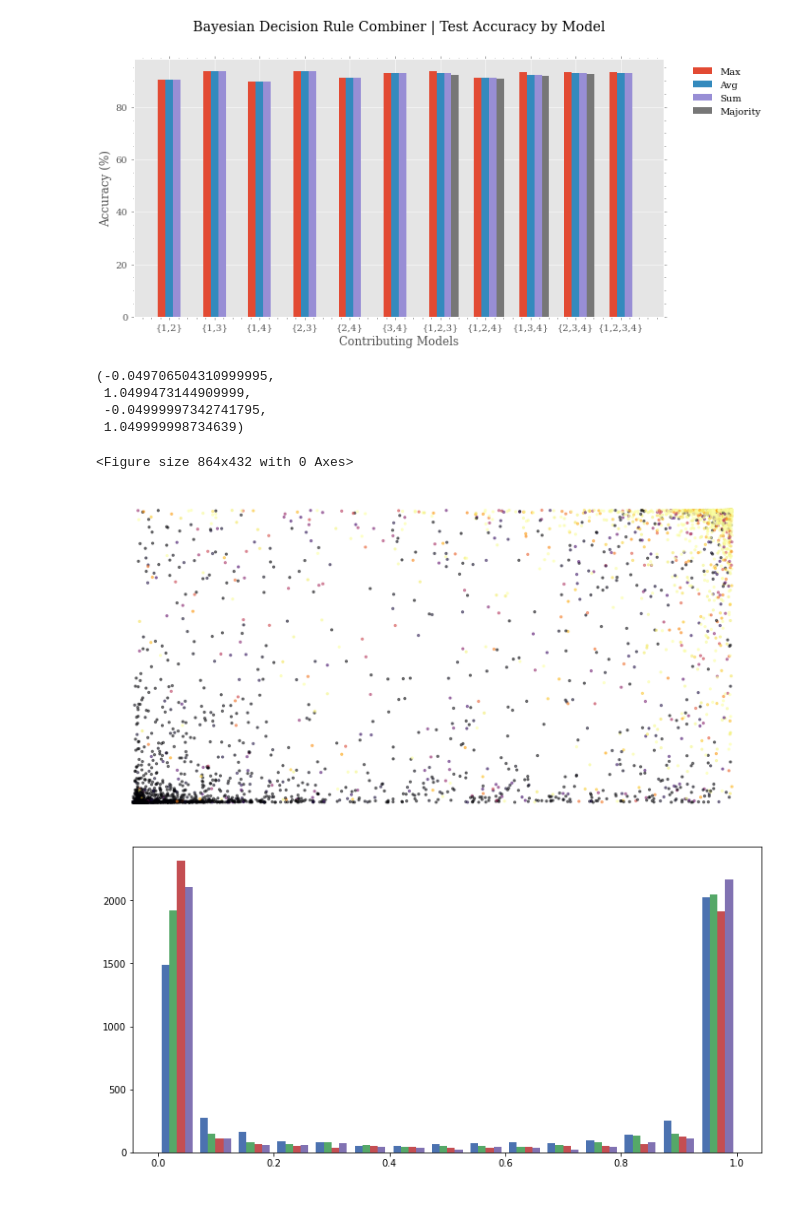
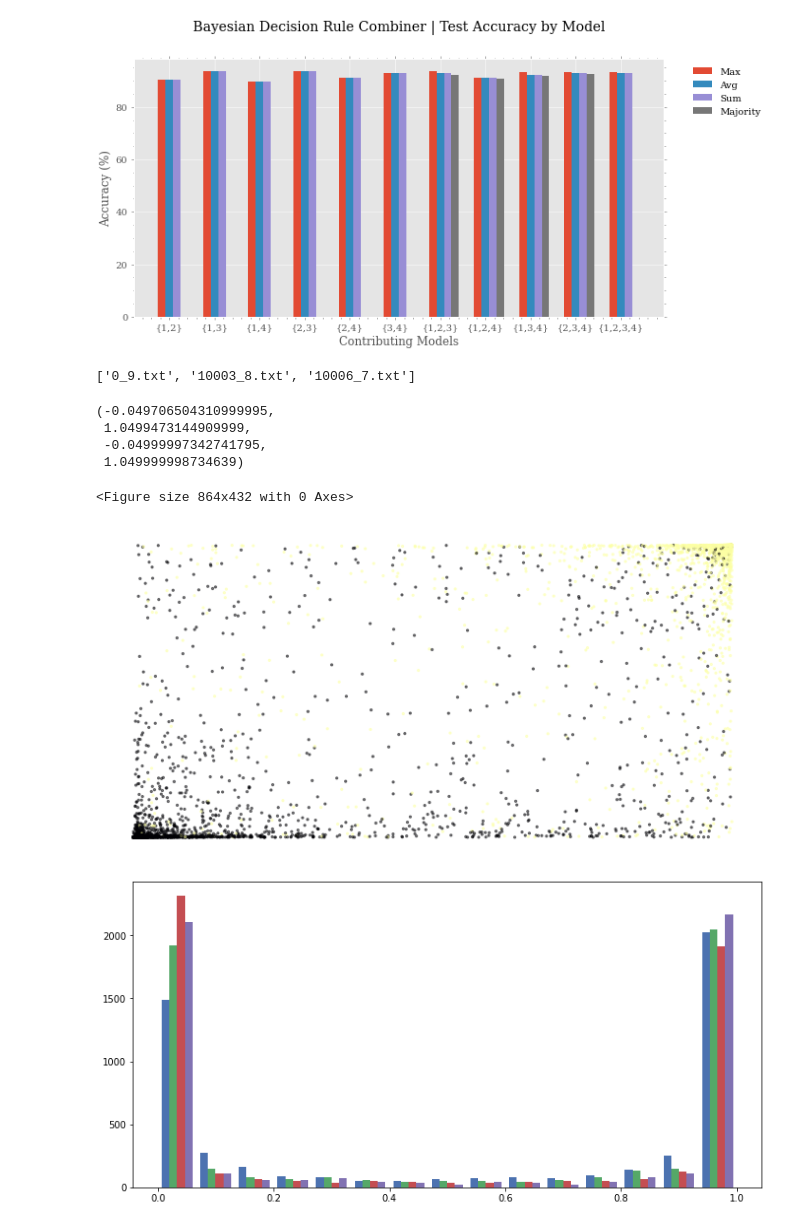
Before and after one commit to usnistgov/STVM_NLP_Research, a Jupyter notebook: combiners/SSNet_predictions_notebook.ipynb, the cells around one changed output. Drawn from its saved outputs; the diff is of its cells as text; code cells hidden in the pictures.

Commit message:
Create alternate scatter plot using actual labels
These are currently represented by the color of each point on the plot, providing some visual insight into the models' accuracy

```diff
--- a/combiners/SSNet_predictions_notebook.ipynb
+++ b/combiners/SSNet_predictions_notebook.ipynb
@@ -397,33 +397,51 @@ for i in range(2):
 [figure]
 [figure]
 # %%
-def read_csv(a, b):
-    with open(f'./model_{int(a)}_{b}.csv') as predictions:
+def read_csv(filename=None, a=None, b=None, s=1):
+    if not filename:
+        filename = f'./model_{int(a)}_{b}.csv'
+    if not filename.endswith('.csv'):
+        filename += '.csv'
+    with open(filename) as predictions:
         reader = csv.reader(predictions)
         data = list(reader)
-        data.sort(key=lambda d: d[1])
+        data.sort(key=lambda d: d[s])
         return data
+# %%
+imdb_data = []
+for f in [5]:
+    imdb_data.extend(read_csv(f'imdb_train_{f}k.csv', s=2))
+imdb_data.sort(key=lambda d: d[2])
+print([d[2] for d in imdb_data[:3]])
+imdb_data = [d[1:] for d in imdb_data]
+# %% [output]
+['0_9.txt', '10003_8.txt', '10006_7.txt']
 # %%
 p = []
 # for f in range(2):
 dataset = '5ktrain'
 plot_size = (12, 6)
 fig = plt.figure(figsize=plot_size)
 plt.rcParams["figure.figsize"] = plot_size
 fig, ax = plt.subplots()
 # ax.set_xscale('log')
 # ax.set_yscale('log')
 
-for f in list('1234'):
-    p.append(read_csv(f, dataset))
+for f in list('12'):
+    p.append(read_csv(a=f, b=dataset))
+
+# p.append(read_csv('imdb_train_5k'))
+p.append(imdb_data)
+# p.append(read_csv(a='2', b=dataset))
 
 points = [[float(m[0]) for m in n if '.' in m[0]] for n in p]
+# ax.scatter(*points)
 ax.scatter(*points[:2], alpha=0.5, s=5, c=points[2], cmap='inferno')
 ax.axis('off')
 # %% [output]
 (-0.049706504310999995,
  1.0499473144909999,
  -0.04999997342741795,
  1.049999998734639)
 <Figure size 864x432 with 0 Axes>
-[figure, old version]
+[figure, new version]
```
Also changed, not shown: parts of 2 cells of this notebook.
